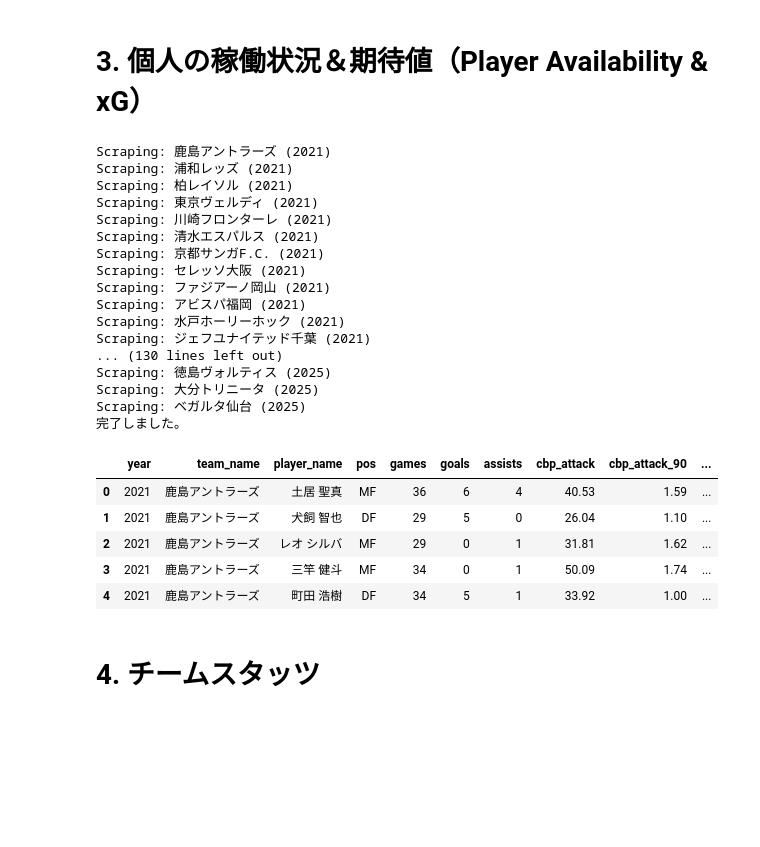
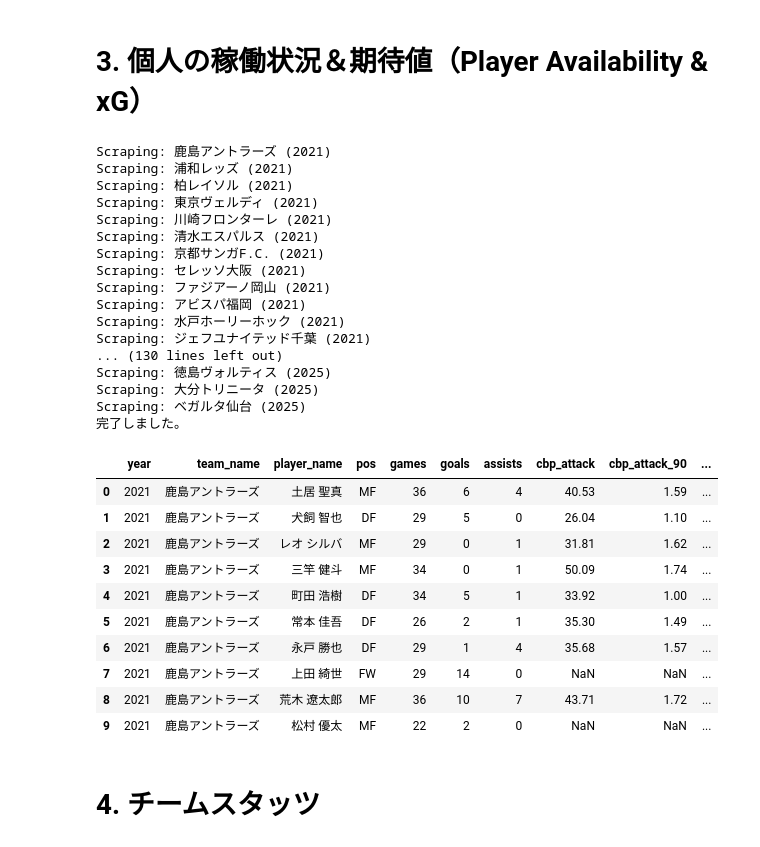
Before and after one commit to akiokuyama/J1League-_score_prediction_site, a Jupyter notebook: Notebook/01_Data_Preparation.ipynb, the cells around one changed output. Saved outputs shown, nothing was run; the diff lists cells and outputs as text; code cells hidden in the pictures; blank space fills up the shorter version.

```diff
--- a/Notebook/01_Data_Preparation.ipynb
+++ b/Notebook/01_Data_Preparation.ipynb
@@ -1149,25 +1149,35 @@ def scrape_team_stats(team_code, year):
     # 3. ゴールポイント
     df_goal = parse_table('div[data-name="cbp2"] div[data-id="2"] table.statsTbl')
 
-    if df_cbp.empty: return pd.DataFrame()
+    if df_cbp.empty and df_shoot.empty and df_goal.empty:
+        return pd.DataFrame()
 
-    # データのマージ (選手IDをキーにする)
-    # まずCBPをベースにする
-    res = df_cbp.rename(columns={
-        'points': 'cbp_attack', 'avg_90': 'cbp_attack_90'
-    })
+    # --- 修正箇所：結合時に共通の基本情報をキーにする ---
+    res = pd.DataFrame()
+    common_keys = ['player_id', 'player_name', 'pos', 'games', 'goals']
+
+    if not df_cbp.empty:
+        res = df_cbp.rename(columns={'points': 'cbp_attack', 'avg_90': 'cbp_attack_90'})
 
     if not df_shoot.empty:
-        df_shoot_sub = df_shoot[['player_id', 'points', 'avg_90']].rename(columns={
-            'points': 'shoot_point', 'avg_90': 'shoot_point_90'
-        })
-        res = pd.merge(res, df_shoot_sub, on='player_id', how='outer')
+        # 必要なカラムだけを抽出してリネーム
+        df_shoot_sub = df_shoot[common_keys + ['points', 'avg_90']].rename(
+            columns={'points': 'shoot_point', 'avg_90': 'shoot_point_90'}
+        )
+        if res.empty:
+            res = df_shoot_sub
+        else:
+            # outer結合で、片方にしかいない選手の名前やポジションも保持する
+            res = pd.merge(res, df_shoot_sub, on=common_keys, how='outer')
 
     if not df_goal.empty:
-        df_goal_sub = df_goal[['player_id', 'points', 'avg_90']].rename(columns={
-            'points': 'goal_point', 'avg_90': 'goal_point_90'
-        })
-        res = pd.merge(res, df_goal_sub, on='player_id', how='outer')
+        df_goal_sub = df_goal[common_keys + ['points', 'avg_90']].rename(
+            columns={'points': 'goal_point', 'avg_90': 'goal_point_90'}
+        )
+        if res.empty:
+            res = df_goal_sub
+        else:
+            res = pd.merge(res, df_goal_sub, on=common_keys, how='outer')
 
     res['year'] = year
     res['team_name'] = TEAMS[team_code]
@@ -1190,34 +1200,45 @@ cols_order = [
     'year', 'team_name', 'player_name', 'pos', 'games', 'goals', 'assists',
     'cbp_attack', 'cbp_attack_90', 'shoot_point', 'shoot_point_90', 'goal_point', 'goal_point_90'
 ]
+# アシストがない選手のNaNを0で埋める
+if 'assists' in df_player_stats.columns:
+    df_player_stats['assists'] = df_player_stats['assists'].fillna(0)
+
 df_player_stats = df_player_stats[cols_order]
 
 print("完了しました。")
-display(df_player_stats.head())
+# CSVとして上書き保存（必要に応じて）
+df_player_stats.to_csv('df_player_stats.csv', index=False)
+display(df_player_stats.head(10))
 # %% [output]
 Scraping: 鹿島アントラーズ (2021)
 Scraping: 浦和レッズ (2021)
 Scraping: 柏レイソル (2021)
 Scraping: 東京ヴェルディ (2021)
 Scraping: 川崎フロンターレ (2021)
 Scraping: 清水エスパルス (2021)
 Scraping: 京都サンガF.C. (2021)
 Scraping: セレッソ大阪 (2021)
 Scraping: ファジアーノ岡山 (2021)
 Scraping: アビスパ福岡 (2021)
 Scraping: 水戸ホーリーホック (2021)
 Scraping: ジェフユナイテッド千葉 (2021)
 ... (130 lines left out)
 Scraping: 徳島ヴォルティス (2025)
 Scraping: 大分トリニータ (2025)
 Scraping: ベガルタ仙台 (2025)
 完了しました。
 |  | year | team_name | player_name | pos | games | goals | assists | cbp_attack | cbp_attack_90 | ... |
 | 0 | 2021 | 鹿島アントラーズ | 土居 聖真 | MF | 36 | 6 | 4 | 40.53 | 1.59 | ... |
 | 1 | 2021 | 鹿島アントラーズ | 犬飼 智也 | DF | 29 | 5 | 0 | 26.04 | 1.10 | ... |
 | 2 | 2021 | 鹿島アントラーズ | レオ シルバ | MF | 29 | 0 | 1 | 31.81 | 1.62 | ... |
 | 3 | 2021 | 鹿島アントラーズ | 三竿 健斗 | MF | 34 | 0 | 1 | 50.09 | 1.74 | ... |
 | 4 | 2021 | 鹿島アントラーズ | 町田 浩樹 | DF | 34 | 5 | 1 | 33.92 | 1.00 | ... |
+| 5 | 2021 | 鹿島アントラーズ | 常本 佳吾 | DF | 26 | 2 | 1 | 35.30 | 1.49 | ... |
+| 6 | 2021 | 鹿島アントラーズ | 永戸 勝也 | DF | 29 | 1 | 4 | 35.68 | 1.57 | ... |
+| 7 | 2021 | 鹿島アントラーズ | 上田 綺世 | FW | 29 | 14 | 0 | NaN | NaN | ... |
+| 8 | 2021 | 鹿島アントラーズ | 荒木 遼太郎 | MF | 36 | 10 | 7 | 43.71 | 1.72 | ... |
+| 9 | 2021 | 鹿島アントラーズ | 松村 優太 | MF | 22 | 2 | 0 | NaN | NaN | ... |
 # %% [markdown]
 # 4. チームスタッツ
 # %%
```
Also changed, not shown: 3 other files.
